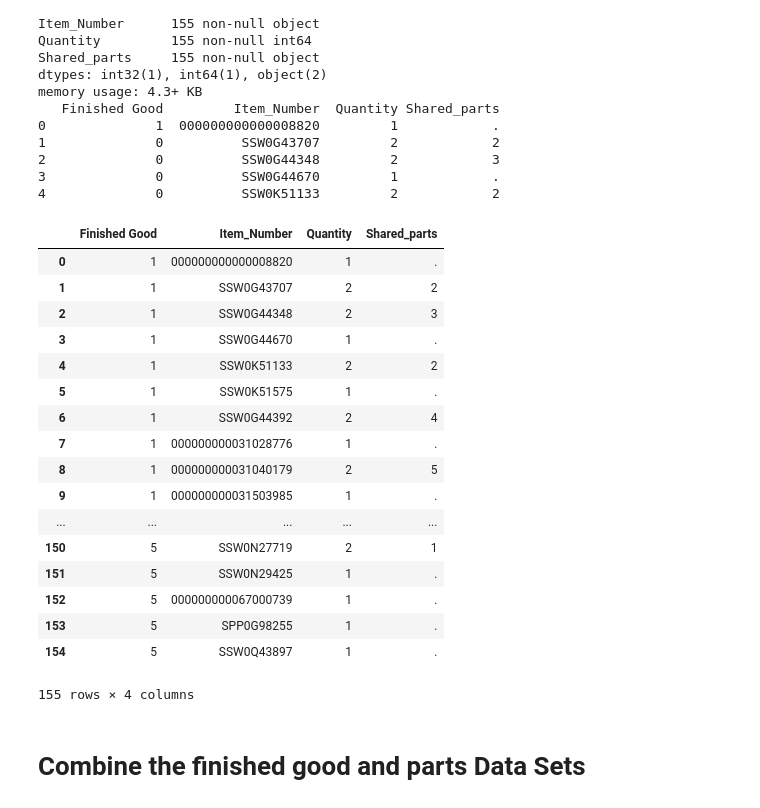
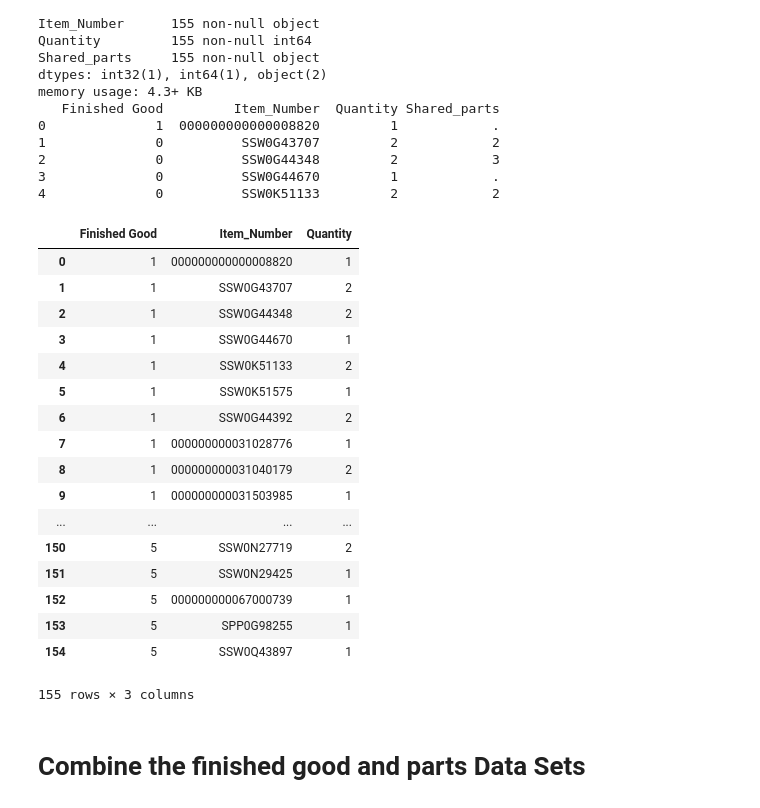
Before and after one commit to BigTerk/DSC541Lonovo, a Jupyter notebook: Lenovo.ipynb, the cells around one changed output. Saved outputs shown, nothing was run; the diff lists cells and outputs as text; code cells hidden in the pictures.

```diff
--- a/Lenovo.ipynb
+++ b/Lenovo.ipynb
@@ -185,8 +163,8 @@ df_orders
 # %% [markdown]
 # Get the parts Data Set
 # %%
-df_parts = pd.read_csv(r'C:\Users\Terk1\OneDrive\Desktop\DSC541Lonovo-master\sharedgoods.csv')
-df_parts
+df_parts = pd.read_csv(r'sharedgoods.csv')
+df_parts.head()
 # %% [output]
 |  | Rand_Computers | Item_Number | Quantity | Shared_parts |
 | 0 | 1.0 | 000000000000008820 | 1 | . |
@@ -236,32 +207,34 @@ memory usage: 4.3+ KB
 # %%
 new_val = 0
 
 for i in range(len(df_parts['Finished Good'])):
     if df_parts['Finished Good'].iloc[i] != 0:
         new_val = df_parts['Finished Good'].iloc[i]
 
     df_parts.at[i,'Finished Good'] = new_val
 
+df_parts = df_parts.drop(['Shared_parts'], axis=1)
+df_parts.to_csv('finished_good_parts.csv')
 df_parts
 # %% [output]
-|  | Finished Good | Item_Number | Quantity | Shared_parts |
-| 0 | 1 | 000000000000008820 | 1 | . |
-| 1 | 1 | SSW0G43707 | 2 | 2 |
-| 2 | 1 | SSW0G44348 | 2 | 3 |
-| 3 | 1 | SSW0G44670 | 1 | . |
-| 4 | 1 | SSW0K51133 | 2 | 2 |
-| 5 | 1 | SSW0K51575 | 1 | . |
-| 6 | 1 | SSW0G44392 | 2 | 4 |
-| 7 | 1 | 000000000031028776 | 1 | . |
-| 8 | 1 | 000000000031040179 | 2 | 5 |
-| 9 | 1 | 000000000031503985 | 1 | . |
-| ... | ... | ... | ... | ... |
-| 150 | 5 | SSW0N27719 | 2 | 1 |
-| 151 | 5 | SSW0N29425 | 1 | . |
-| 152 | 5 | 000000000067000739 | 1 | . |
-| 153 | 5 | SPP0G98255 | 1 | . |
-| 154 | 5 | SSW0Q43897 | 1 | . |
+|  | Finished Good | Item_Number | Quantity |
+| 0 | 1 | 000000000000008820 | 1 |
+| 1 | 1 | SSW0G43707 | 2 |
+| 2 | 1 | SSW0G44348 | 2 |
+| 3 | 1 | SSW0G44670 | 1 |
+| 4 | 1 | SSW0K51133 | 2 |
+| 5 | 1 | SSW0K51575 | 1 |
+| 6 | 1 | SSW0G44392 | 2 |
+| 7 | 1 | 000000000031028776 | 1 |
+| 8 | 1 | 000000000031040179 | 2 |
+| 9 | 1 | 000000000031503985 | 1 |
+| ... | ... | ... | ... |
+| 150 | 5 | SSW0N27719 | 2 |
+| 151 | 5 | SSW0N29425 | 1 |
+| 152 | 5 | 000000000067000739 | 1 |
+| 153 | 5 | SPP0G98255 | 1 |
+| 154 | 5 | SSW0Q43897 | 1 |
-155 rows × 4 columns
+155 rows × 3 columns
 # %% [markdown]
 # Combine the finished good and parts Data Sets
 # %%
```
Also changed, not shown: parts of 17 cells of this notebook, 21 other files.
